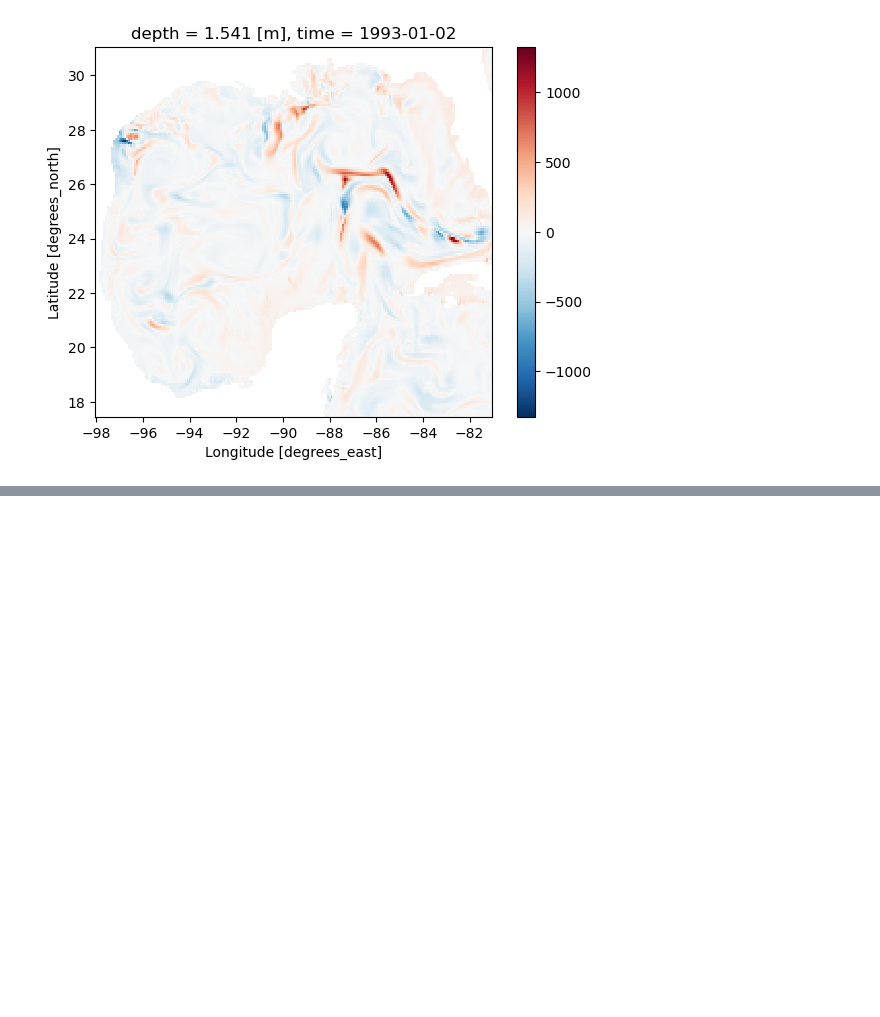
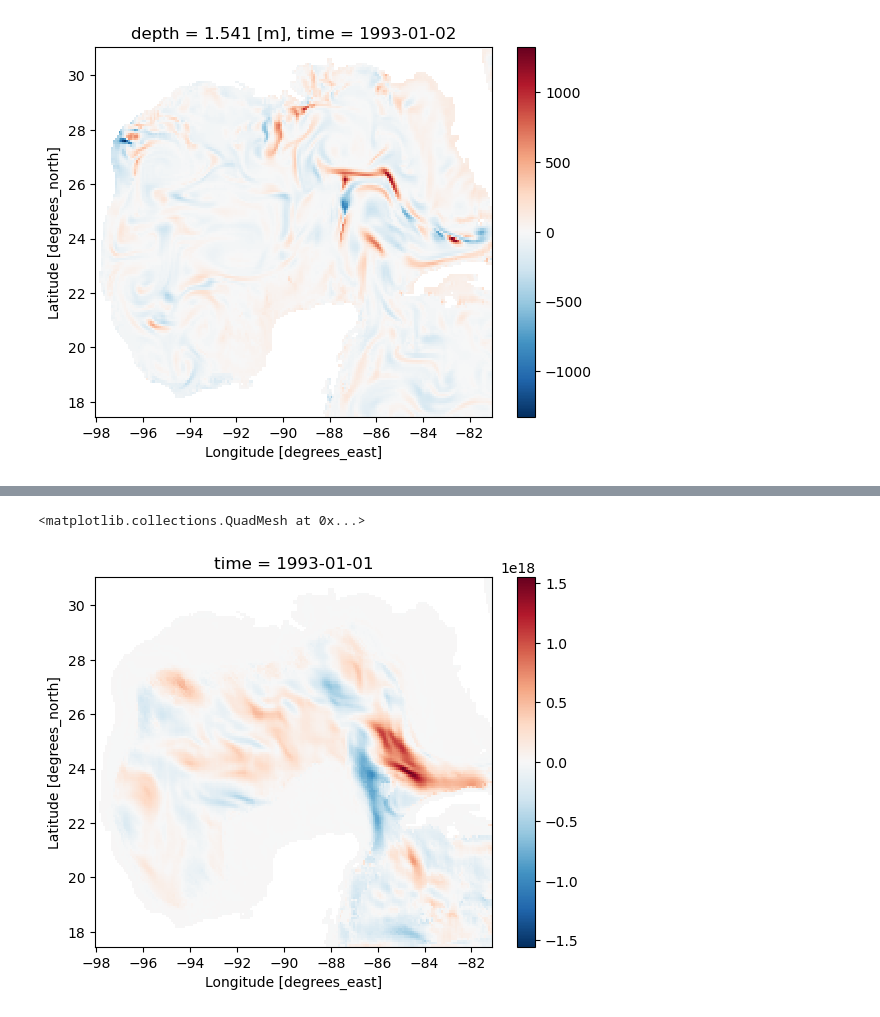
Before and after one commit to shanicetbailey/MHW-gfdl, a Jupyter notebook: 07-MLHB.ipynb, the cells around one changed output, grey strips where cells are left out. Drawn from its saved outputs; the diff is of its cells as text; code cells hidden in the pictures; blank space fills up the shorter version.

```diff
--- a/07-MLHB.ipynb
+++ b/07-MLHB.ipynb
@@ -453,0 +626,8 @@ dθdt.to_netcdf('/work5/stb/MHW-gfdl/MLHB-terms/dTdt.nc')
+# %%
+volx = cell_elements_weighted.dx * cell_elements_weighted.dy_l * dz
+voly = cell_elements_weighted.dx_l * cell_elements_weighted.dy * dz
+dθdx = (grid_weighted.diff(ggom_weighted.thetao, 'X') / cell_elements_weighted.dx) * volx
+dθdy = (grid_weighted.diff(ggom_weighted.thetao, 'Y') / cell_elements_glorys.dy) * voly
+# %%
+dθdx_interp = grid_weighted.interp(dθdx, 'X')
+dθdy_interp = grid_weighted.interp(dθdy, 'Y')
@@ -453,0 +690,2 @@ dθdt.to_netcdf('/work5/stb/MHW-gfdl/MLHB-terms/dTdt.nc')
+# %%
+second_term = (dθdx_interp.sum('depth') + dθdy_interp.sum('depth')).isel(longitude=slice(None, -1)) / (- 1 / amld)
@@ -453,0 +719,5 @@ dθdt.to_netcdf('/work5/stb/MHW-gfdl/MLHB-terms/dTdt.nc')
+# %%
+second_term[0].plot()
+# %% [output]
+<matplotlib.collections.QuadMesh at 0x...>
+[figure, added]
```
Also changed, not shown: parts of 26 cells of this notebook.
